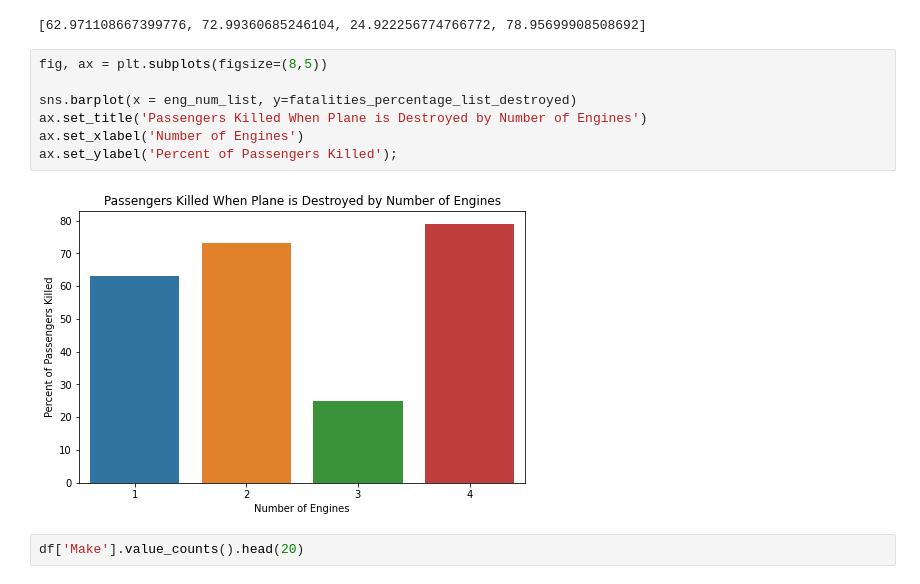
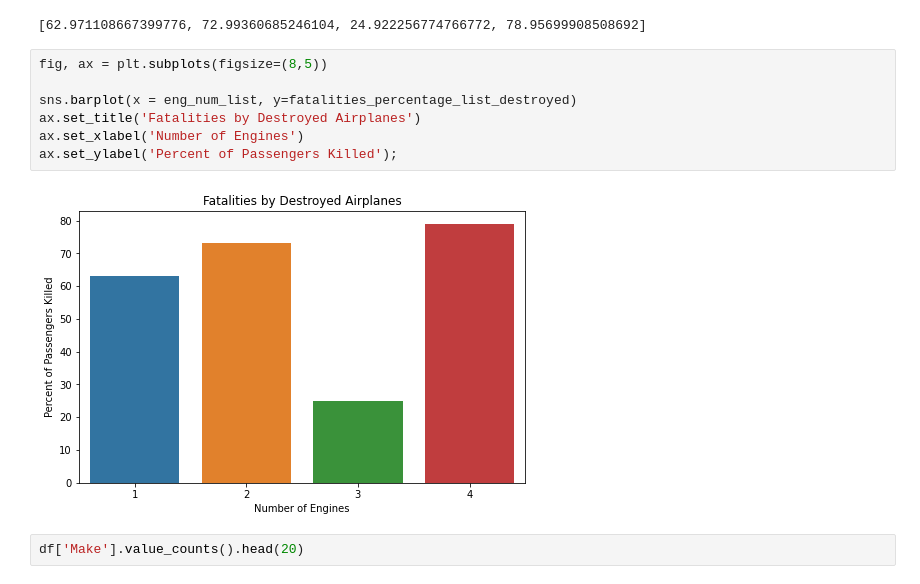
Before and after one commit to Duffman9028/Aircraft-Risk-Assessment, a Jupyter notebook: Jason.ipynb, the cells around one changed output. Drawn from its saved outputs; the diff is of its cells as text.

Commit message:
Changes to chart titles

```diff
--- a/Jason.ipynb
+++ b/Jason.ipynb
@@ -231,12 +231,12 @@ fatalities_percentage_list_destroyed
 # %%
 fig, ax = plt.subplots(figsize=(8,5))
 
 sns.barplot(x = eng_num_list, y=fatalities_percentage_list_destroyed)
-ax.set_title('Passengers Killed When Plane is Destroyed by Number of Engines')
+ax.set_title('Fatalities by Destroyed Airplanes')
 ax.set_xlabel('Number of Engines')
 ax.set_ylabel('Percent of Passengers Killed');
 # %% [output]
-[figure, old version]
+[figure, new version]
 # %%
 df['Make'].value_counts().head(20)
 # %% [output]
```
Also changed, not shown: parts of 1 cell of this notebook.
